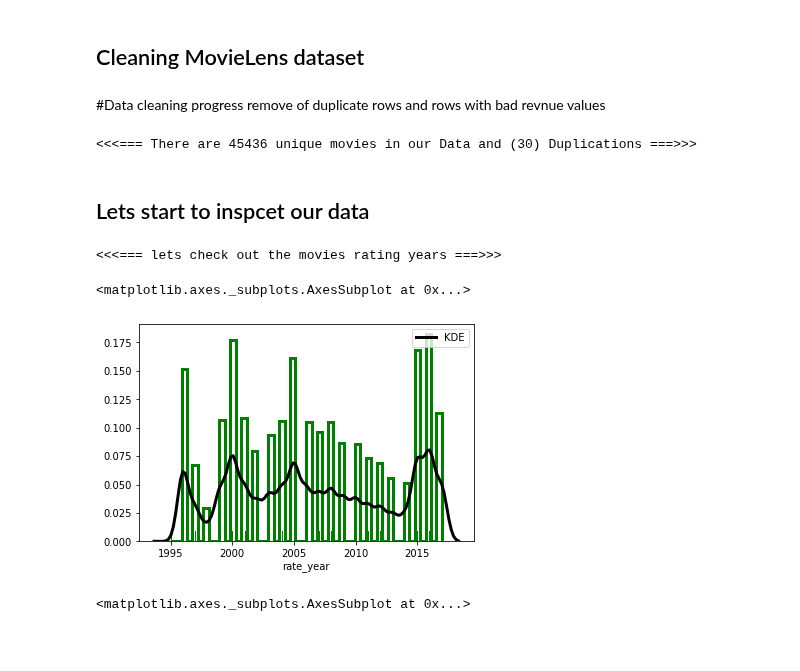
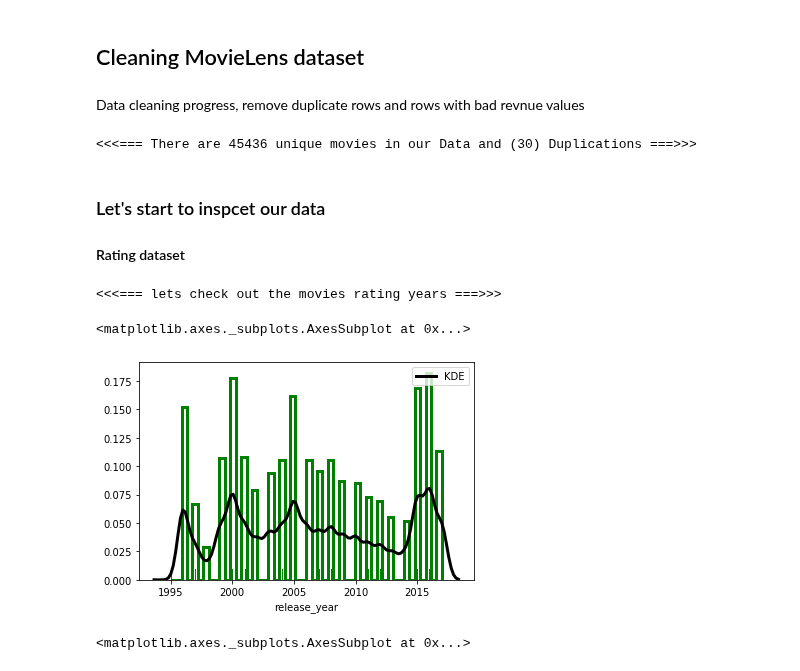
Before and after one commit to ronka/movie-recommendation-notebook, a Jupyter notebook: Movie_Recomindation_Proj.ipynb, the cells around one changed output. Cells and saved outputs as stored; diff of their text form; code cells hidden in the pictures; blank space fills up the shorter version.

```diff
--- a/Movie_Recomindation_Proj.ipynb
+++ b/Movie_Recomindation_Proj.ipynb
@@ -40,5 +33,9 @@ Some interesting analysis we are hoping to come a cross while working on this:
 # %% [markdown]
 # Lets load our data
+# %%
+imdb_df = pd.read_csv('https://www.dropbox.com/s/e6qbgjyrlseh2is/imdb.csv?dl=1',error_bad_lines=False,warn_bad_lines=False)
+meta_mov_df = pd.read_csv('https://www.dropbox.com/s/j9vxjw3g1s7wqsg/movies_metadata.csv?dl=1')
+rating_df = pd.read_csv('https://www.dropbox.com/s/tizyp5zreilielv/ratings.csv?dl=1')
 # %% [markdown]
 #### IMDb's dataset contains the following features:
 
@@ -69,13 +71,5 @@ We also have a dataset of each user and his rating on MovieLens
 
 #### Just a peak at our data
-# %%
-# imdb_df = pd.read_csv('https://www.dropbox.com/s/e6qbgjyrlseh2is/imdb.csv?dl=1',error_bad_lines=False,warn_bad_lines=False)
-# meta_mov_df = pd.read_csv('https://www.dropbox.com/s/j9vxjw3g1s7wqsg/movies_metadata.csv?dl=1')
-# rating_df = pd.read_csv('https://www.dropbox.com/s/tizyp5zreilielv/ratings.csv?dl=1')
-
-imdb_df = pd.read_csv('imdb.csv',error_bad_lines=False,warn_bad_lines=False)
-meta_mov_df = pd.read_csv('movies_metadata.csv')
-rating_df = pd.read_csv('ratings.csv')
 # %%
 imdb_df.head()
 # %% [output]
@@ -132,3 +123,3 @@ rating_df_sample = rating_df.sample(n=sub_sample_size, random_state=42)
 # %% [markdown]
-#Data cleaning progress remove of duplicate rows and rows with bad revnue values
+Data cleaning progress, remove duplicate rows and rows with bad revnue values
 # %%
@@ -144,20 +138,24 @@ meta_mov_df.dropna(subset=['revenue'],inplace=True)
 # %% [output]
 <<<=== There are 45436 unique movies in our Data and (30) Duplications ===>>>
 # %% [markdown]
-## Lets start to inspcet our data
+### Let's start to inspcet our data
+
+#### Rating dataset
 # %%
+# Let's see at what years the user rated films
+
 # rating_df inspection of rating
 rating_df_sample['date'] = rating_df_sample.apply(lambda x: str(datetime.fromtimestamp(x['timestamp']).strftime('%Y-%m-%d')),axis=1)
-rating_df_sample['rate_year'] = rating_df_sample.apply(lambda x: parse(x['date']).year,axis=1)
+rating_df_sample['release_year'] = rating_df_sample.apply(lambda x: parse(x['date']).year,axis=1)
 
 # dist of year
 print('<<<=== lets check out the movies rating years ===>>>')
-sns.distplot(rating_df_sample['rate_year'],rug=True, rug_kws={"color": "g"},
+sns.distplot(rating_df_sample['release_year'],rug=True, rug_kws={"color": "g"},
                   kde_kws={"color": "k", "lw": 3, "label": "KDE"},
                   hist_kws={"histtype": "step", "linewidth": 3,
                             "alpha": 1, "color": "g"})
 # %% [output]
 <<<=== lets check out the movies rating years ===>>>
 <matplotlib.axes._subplots.AxesSubplot at 0x...>
-[figure, old version]
+[figure, new version]
 # %%
```
Also changed, not shown: parts of 20 cells of this notebook.
